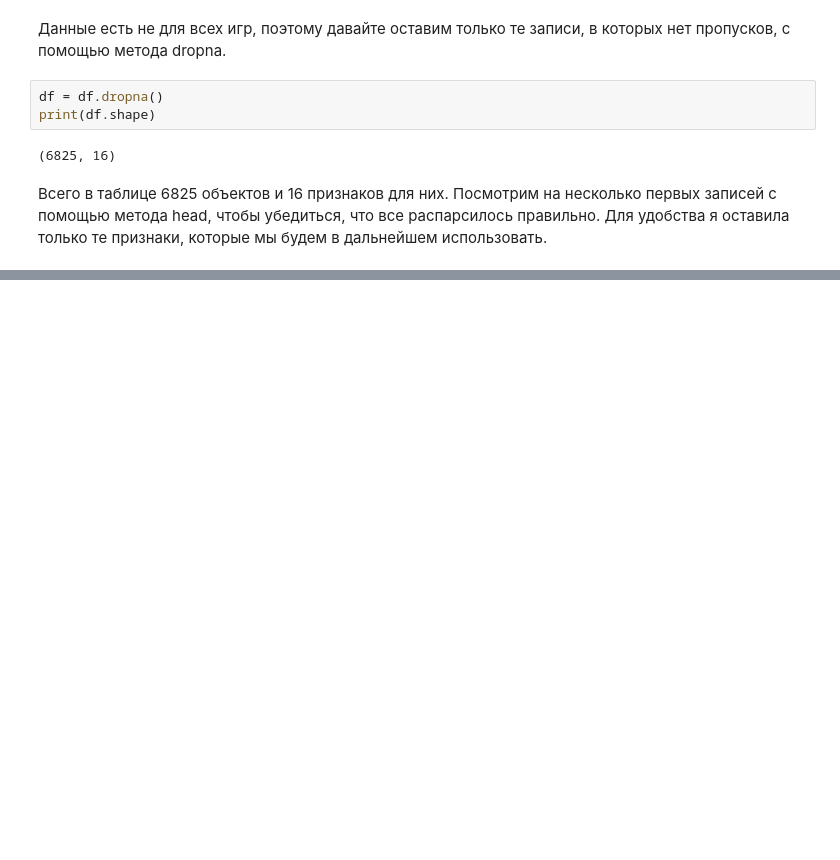
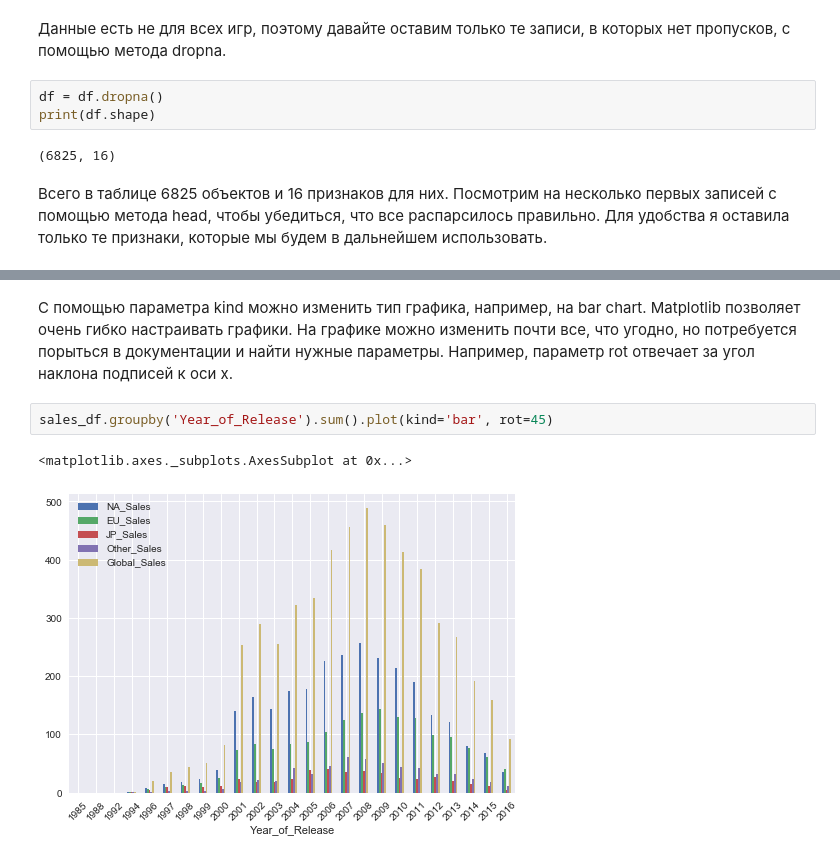
Before and after one commit to psicho/opendatascience, a Jupyter notebook: 002_teory_2.ipynb, the cells around one changed output, grey strips where cells are left out. Drawn from its saved outputs; the diff is of its cells as text; blank space fills up the shorter version.

```diff
--- a/002_teory_2.ipynb
+++ b/002_teory_2.ipynb
@@ -76,0 +90,7 @@ df[useful_cols].head(100)
+# %% [markdown]
+C помощью параметра kind можно изменить тип графика, например, на bar chart. Matplotlib позволяет очень гибко настраивать графики. На графике можно изменить почти все, что угодно, но потребуется порыться в документации и найти нужные параметры. Например, параметр rot отвечает за угол наклона подписей к оси x.
+# %%
+sales_df.groupby('Year_of_Release').sum().plot(kind='bar', rot=45)
+# %% [output]
+<matplotlib.axes._subplots.AxesSubplot at 0x...>
+[figure, added]
```
Also changed, not shown: parts of 70 cells of this notebook, 2 other files.
